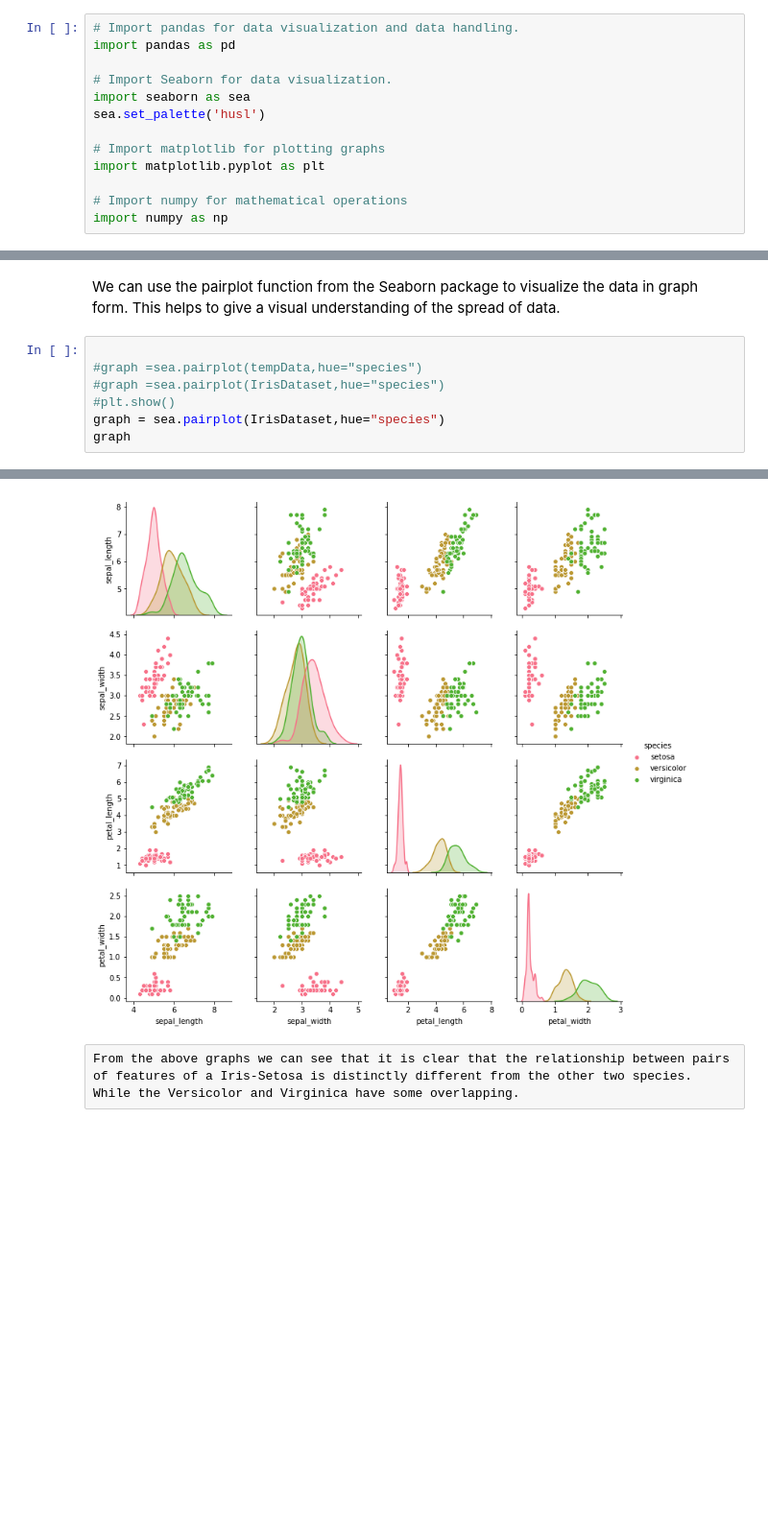
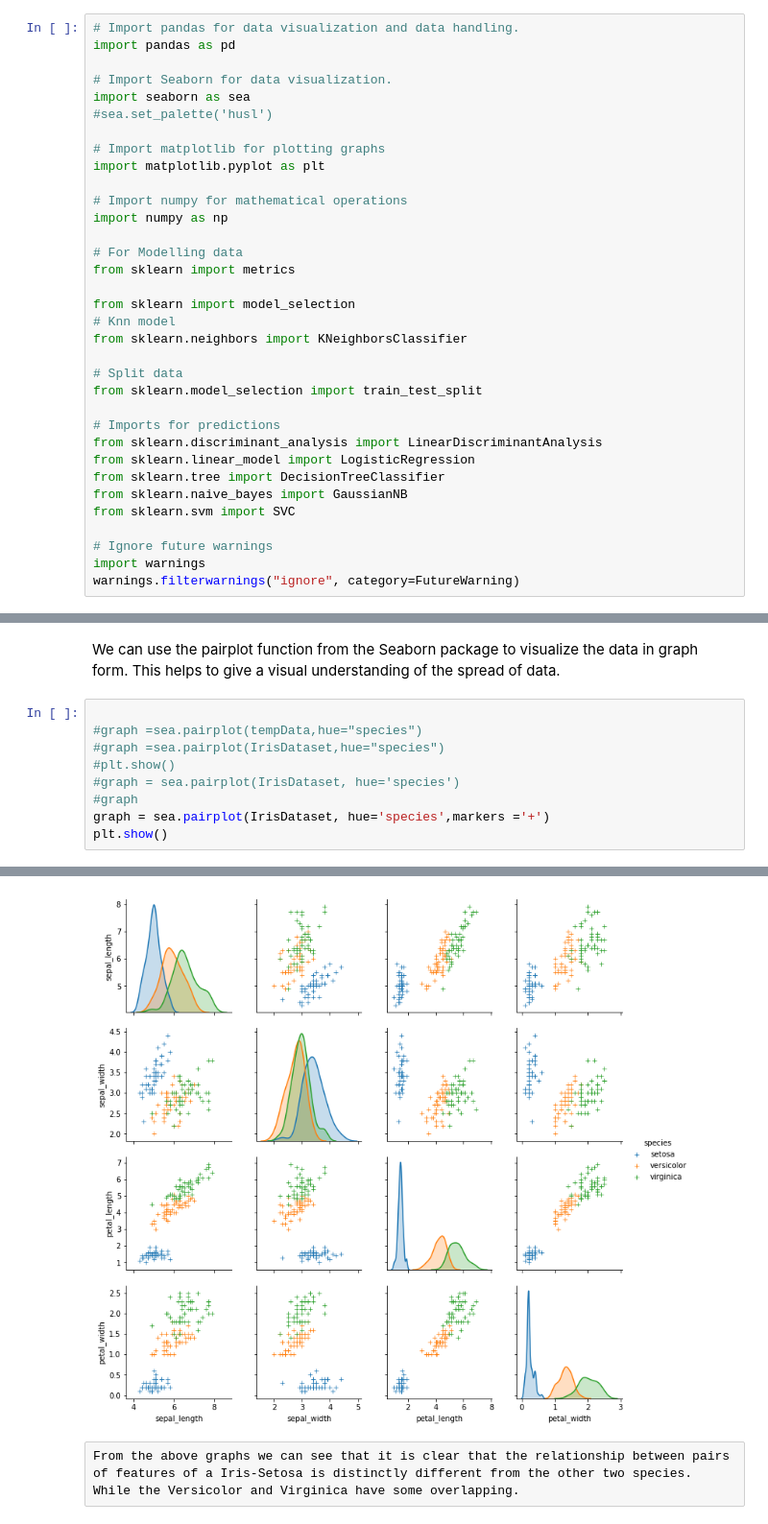
Before and after one commit to kbarry91/4th-year-Emerging-Technologies-Project, a Jupyter notebook: iris-dataset.ipynb, the cells around one changed output, grey strips where cells are left out. Shown: that part at 96% size. Drawn from its saved outputs; the diff is of its cells as text; blank space fills up the shorter version.

```diff
--- a/iris-dataset.ipynb
+++ b/iris-dataset.ipynb
@@ -32,11 +39,32 @@ import pandas as pd
 
 # Import Seaborn for data visualization.
 import seaborn as sea
-sea.set_palette('husl')
+#sea.set_palette('husl')
 
 # Import matplotlib for plotting graphs
 import matplotlib.pyplot as plt
 
 # Import numpy for mathematical operations
 import numpy as np
+
+# For Modelling data
+from sklearn import metrics
+
+from sklearn import model_selection
+# Knn model
+from sklearn.neighbors import KNeighborsClassifier
+
+# Split data
+from sklearn.model_selection import train_test_split
+
+# Imports for predictions
+from sklearn.discriminant_analysis import LinearDiscriminantAnalysis
+from sklearn.linear_model import LogisticRegression
+from sklearn.tree import DecisionTreeClassifier
+from sklearn.naive_bayes import GaussianNB
+from sklearn.svm import SVC
+
+# Ignore future warnings
+import warnings
+warnings.filterwarnings("ignore", category=FutureWarning)
 # %% [markdown]
@@ -108,6 +149,8 @@ We can use the pairplot function from the Seaborn package to visualize the data
 #graph =sea.pairplot(tempData,hue="species")
 #graph =sea.pairplot(IrisDataset,hue="species")
 #plt.show()
-graph = sea.pairplot(IrisDataset,hue="species")
-graph
+#graph = sea.pairplot(IrisDataset, hue='species')
+#graph
+graph = sea.pairplot(IrisDataset, hue='species',markers ='+')
+plt.show()
 # %% [output]
@@ -115,3 +157,3 @@ graph
-[figure, old version]
+[figure, new version]
 # %% [raw]
 From the above graphs we can see that it is clear that the relationship between pairs of features of a Iris-Setosa is distinctly different from the other two species. While the Versicolor and Virginica have some overlapping.
```
Also changed, not shown: parts of 56 cells of this notebook, 1 other file.
